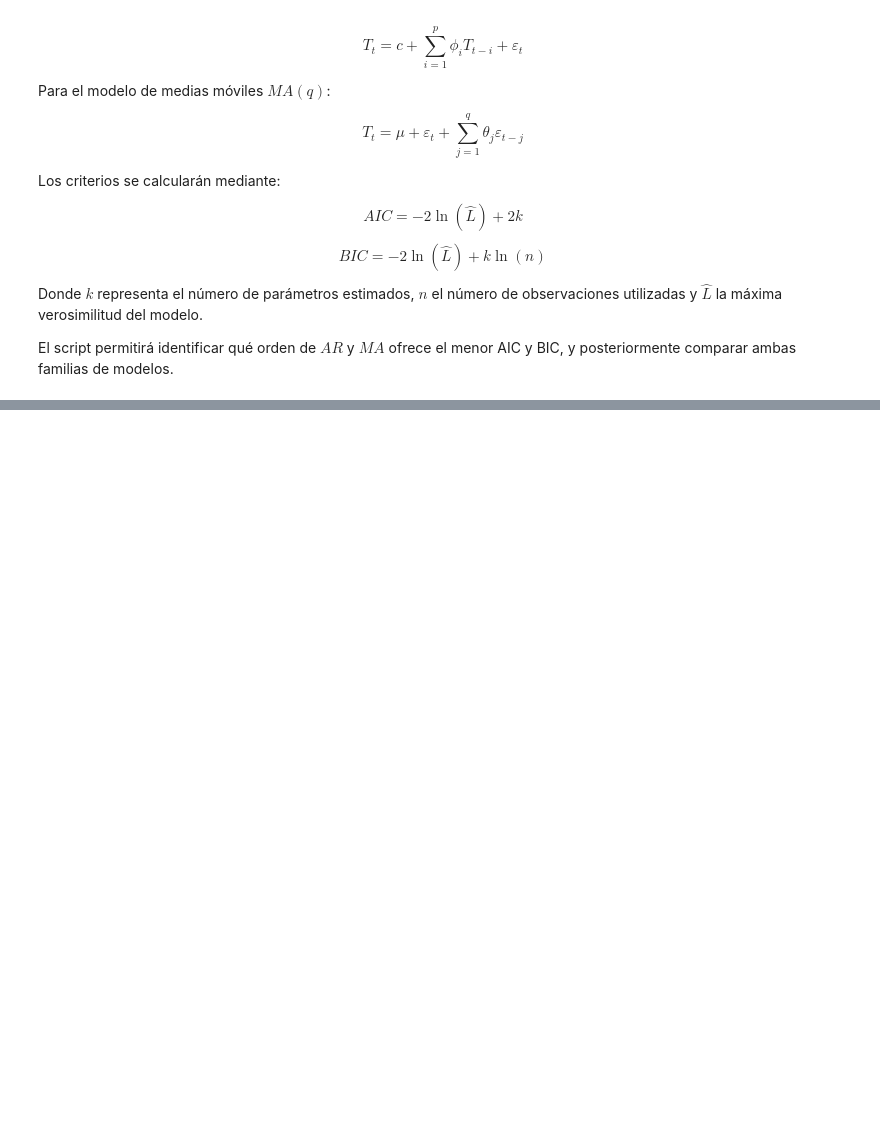
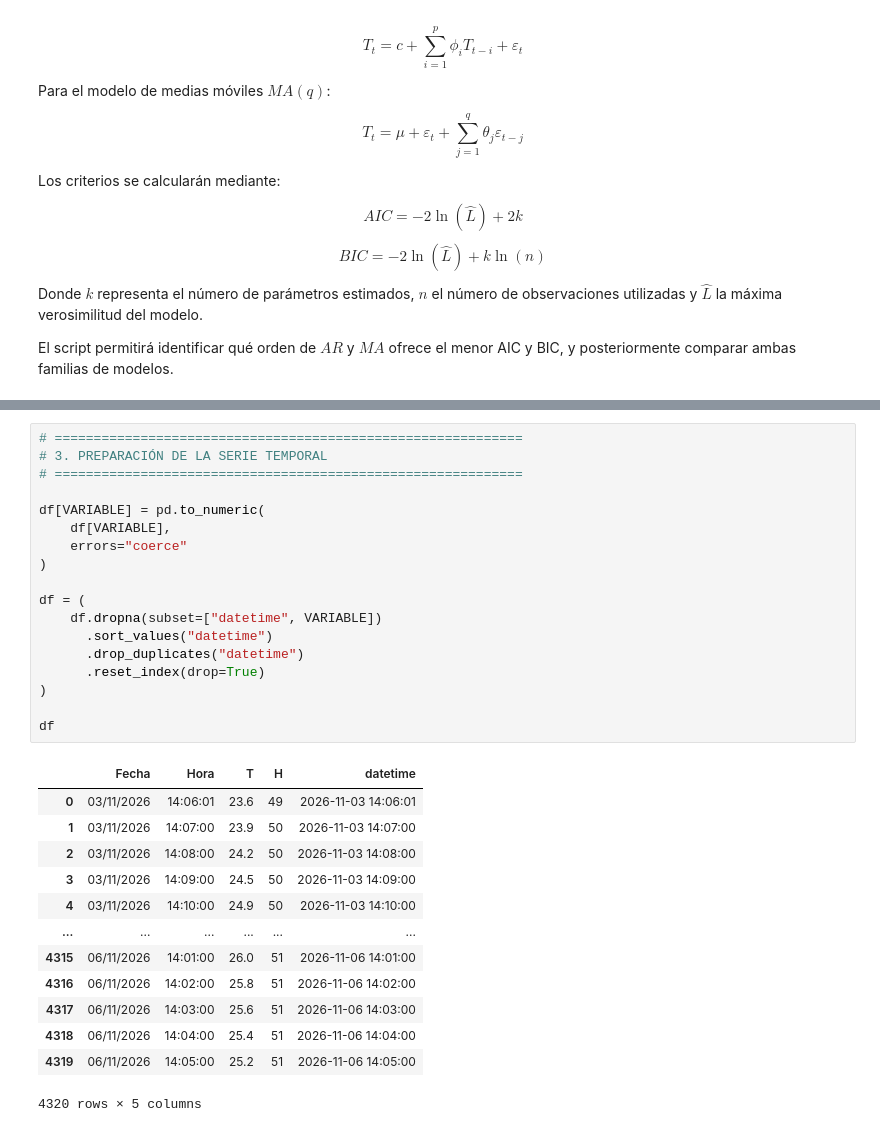
Before and after one commit to koerhunt/mi-modelado-matematico-ago2026, a Jupyter notebook: cuadernos/CRITERIOS_AIC_BIC.ipynb, the cells around one changed output, grey strips where cells are left out. Cells and saved outputs as stored; diff of their text form; blank space fills up the shorter version.

```diff
--- a/cuadernos/CRITERIOS_AIC_BIC.ipynb
+++ b/cuadernos/CRITERIOS_AIC_BIC.ipynb
@@ -976,0 +511,32 @@ Archivos generados correctamente.
+# %%
+# ============================================================
+# 3. PREPARACIÓN DE LA SERIE TEMPORAL
+# ============================================================
+
+df[VARIABLE] = pd.to_numeric(
+    df[VARIABLE],
+    errors="coerce"
+)
+
+df = (
+    df.dropna(subset=["datetime", VARIABLE])
+      .sort_values("datetime")
+      .drop_duplicates("datetime")
+      .reset_index(drop=True)
+)
+
+df
+# %% [output]
+|  | Fecha | Hora | T | H | datetime |
+| 0 | 03/11/2026 | 14:06:01 | 23.6 | 49 | 2026-11-03 14:06:01 |
+| 1 | 03/11/2026 | 14:07:00 | 23.9 | 50 | 2026-11-03 14:07:00 |
+| 2 | 03/11/2026 | 14:08:00 | 24.2 | 50 | 2026-11-03 14:08:00 |
+| 3 | 03/11/2026 | 14:09:00 | 24.5 | 50 | 2026-11-03 14:09:00 |
+| 4 | 03/11/2026 | 14:10:00 | 24.9 | 50 | 2026-11-03 14:10:00 |
+| ... | ... | ... | ... | ... | ... |
+| 4315 | 06/11/2026 | 14:01:00 | 26.0 | 51 | 2026-11-06 14:01:00 |
+| 4316 | 06/11/2026 | 14:02:00 | 25.8 | 51 | 2026-11-06 14:02:00 |
+| 4317 | 06/11/2026 | 14:03:00 | 25.6 | 51 | 2026-11-06 14:03:00 |
+| 4318 | 06/11/2026 | 14:04:00 | 25.4 | 51 | 2026-11-06 14:04:00 |
+| 4319 | 06/11/2026 | 14:05:00 | 25.2 | 51 | 2026-11-06 14:05:00 |
+4320 rows × 5 columns
```
Also changed, not shown: parts of 4 cells of this notebook, 53 other files.
